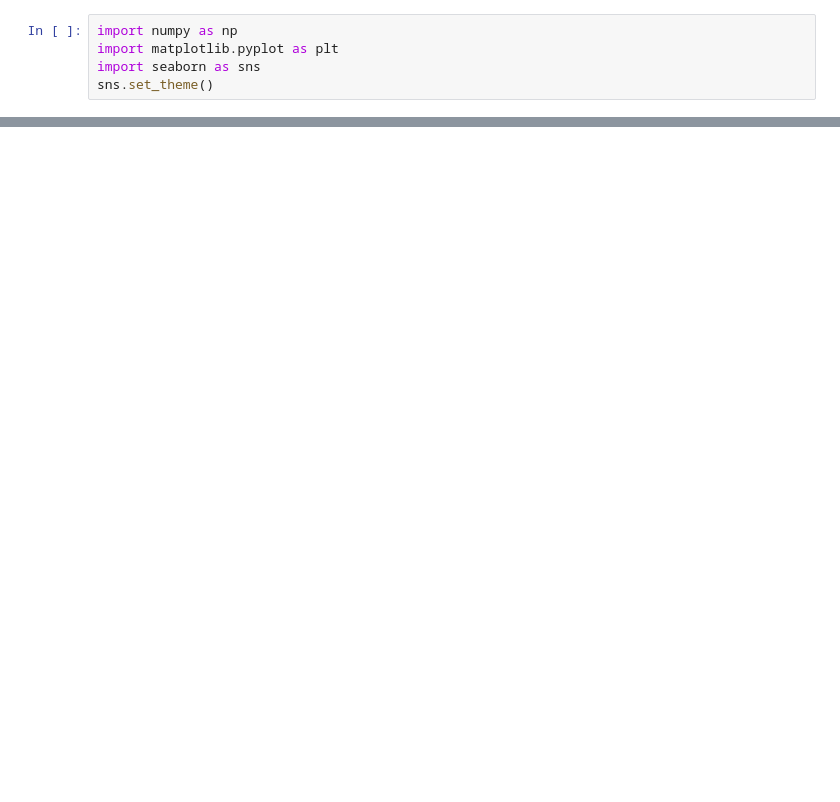
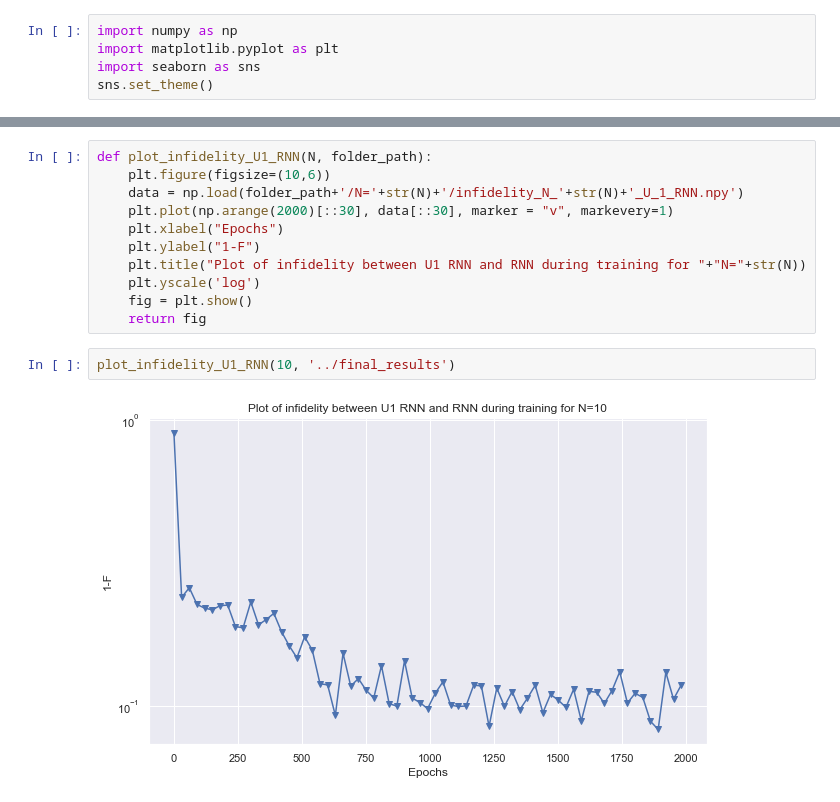
Before and after one commit to SyuW/QSTwithRNNs, a Jupyter notebook: notebooks/plot_infidelity.ipynb, the cells around one changed output, grey strips where cells are left out. Drawn from its saved outputs; the diff is of its cells as text; blank space fills up the shorter version.

Commit message:
plot update and requirements.txt

```diff
--- a/notebooks/plot_infidelity.ipynb
+++ b/notebooks/plot_infidelity.ipynb
@@ -28,2 +28,17 @@ plot_result(10, '../final_results')
 # %% [output]
 [figure]
+# %%
+def plot_infidelity_U1_RNN(N, folder_path):
+    plt.figure(figsize=(10,6))
+    data = np.load(folder_path+'/N='+str(N)+'/infidelity_N_'+str(N)+'_U_1_RNN.npy')
+    plt.plot(np.arange(2000)[::30], data[::30], marker = "v", markevery=1)
+    plt.xlabel("Epochs")
+    plt.ylabel("1-F")
+    plt.title("Plot of infidelity between U1 RNN and RNN during training for "+"N="+str(N))
+    plt.yscale('log')
+    fig = plt.show()
+    return fig
+# %%
+plot_infidelity_U1_RNN(10, '../final_results')
+# %% [output]
+[figure, added]
```
Also changed, not shown: parts of 4 cells of this notebook, 6 other files.
